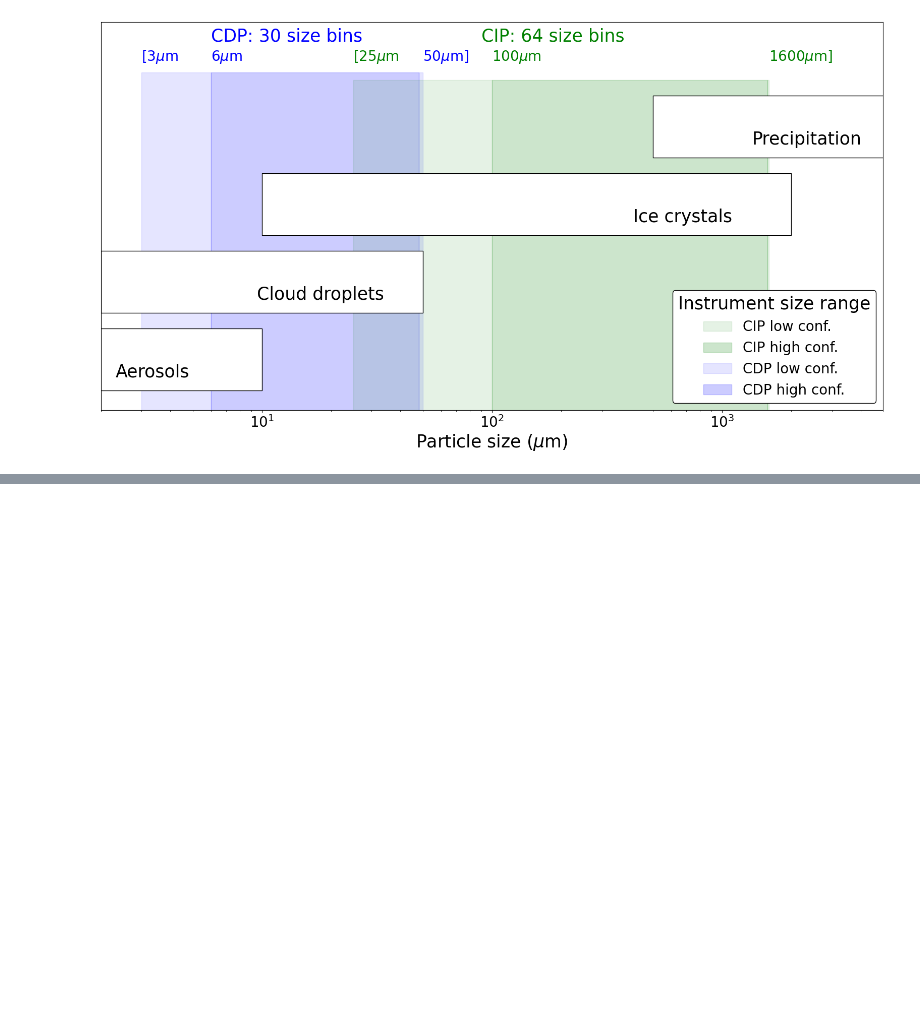
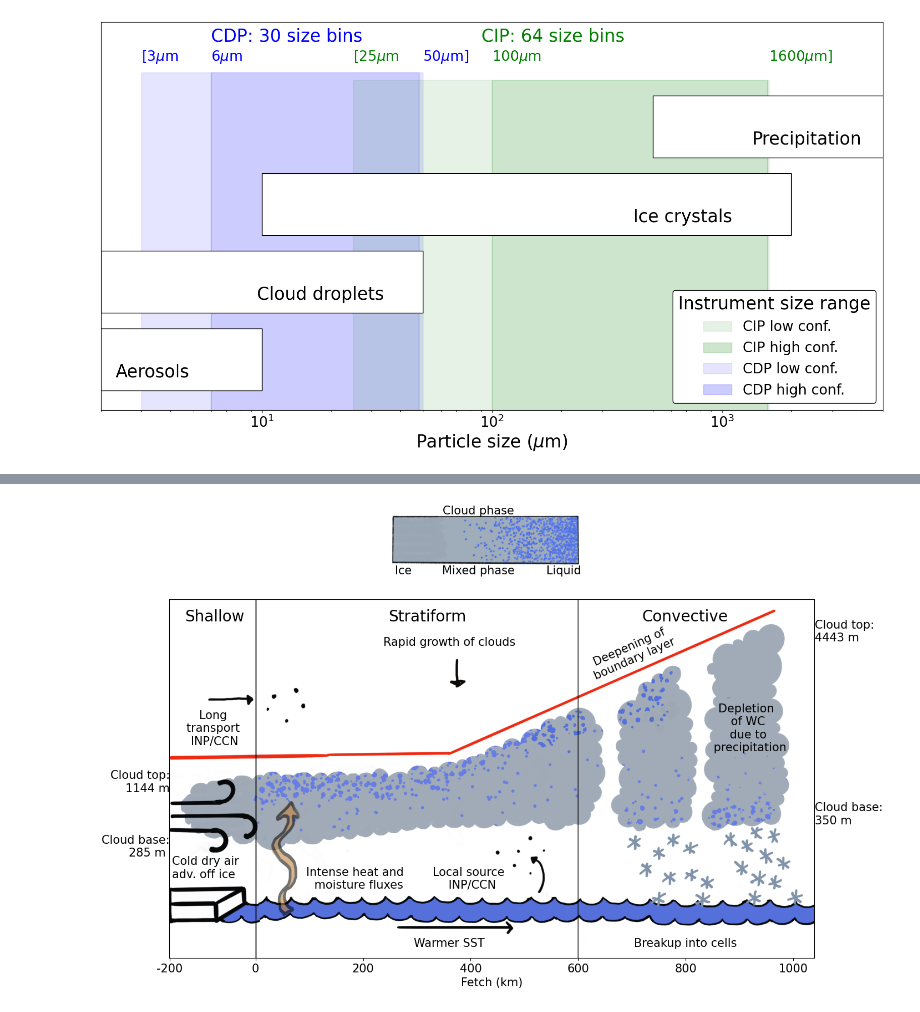
Before and after one commit to niellaNina/procIslasMicrophy, a Jupyter notebook: Illustration_plots.ipynb, the cells around one changed output, grey strips where cells are left out. Cells and saved outputs as stored; diff of their text form; code cells hidden in the pictures; blank space fills up the shorter version.

Commit message:
Make main mach latest correct local version after git corruption

```diff
--- a/Illustration_plots.ipynb
+++ b/Illustration_plots.ipynb
@@ -208,0 +150,75 @@ plt.savefig('sizes.png')
+# %%
+# plot with the conceptual model
+conceptmod = 'ColdAirOutbreak.png'
+
+
+fig, ax = plt.subplots(figsize=(15,20))
+img = plt.imread(conceptmod)
+
+imgplot = ax.imshow(img)
+
+# set x axis ticks (fetch)
+tick_positions = [0, 400, 900, 1400,1900, 2400,2900]
+tick_labels = [-200,0,200,400,600,800,1000]
+ax.set_xticks(tick_positions, labels=tick_labels, fontsize=15)
+
+# set y-axis ticks (altitude)
+#tick_positions = [0,280,560,840,1128,1400]
+#tick_labels = [5000,4000,3000,2000,1000,0]
+#tick_positions = [0,82,164,246,328,410,492,574,656,738,820,902,984,1066,1148,1230,1312,1394]
+#tick_labels = [5100,4800,4500,4200,3900,3600,3300,3000,2700,2400,2100,1800,1500,1200,900,600,300,0]
+#ax.set_yticks(tick_positions, labels=tick_labels, fontsize=15)
+plt.yticks([])
+
+add_sect(ax, x_vals=[0.07,0.4,0.8], xv_vals=[400,1900],fs=20)
+ax.set_xlabel('Fetch (km)', fontsize=15) # set plot labels
+#ax.set_ylabel('Altitude (m)', fontsize=15)
+
+# add texts for figure
+ax.text(210,600,"Long \ntransport \nINP/CCN", fontsize=15, horizontalalignment='center', verticalalignment='center')
+ax.text(1400,1300,"Local source \n INP/CCN", fontsize=15, horizontalalignment='center', verticalalignment='center')
+ax.text(10,1250,"Cold dry air\nadv. off ice ", fontsize=15, horizontalalignment='left', verticalalignment='center')
+ax.text(2400,1600,"Breakup into cells", fontsize=15, horizontalalignment='center', verticalalignment='center')
+ax.text(2150,250,"Deepening of\nboundary layer", fontsize=15, horizontalalignment='center', verticalalignment='center', rotation=24)
+ax.text(1300,1600,"Warmer SST", fontsize=15, horizontalalignment='center', verticalalignment='center')
+ax.text(1300,200,"Rapid growth of clouds", fontsize=15, horizontalalignment='center', verticalalignment='center')
+ax.text(870,1300,"Intense heat and \n moisture fluxes", fontsize=15, horizontalalignment='center', verticalalignment='center')
+#ax.text(1100,900,"Liquid cloud tops", fontsize=15, horizontalalignment='center', verticalalignment='center')
+#ax.text(2050,800,"Glacification", fontsize=15, horizontalalignment='center', verticalalignment='center')
+ax.text(2690,600, "Depletion \n of WC \n due to \n precipitation", fontsize=15, horizontalalignment='center', verticalalignment='center')
+
+# cloud top and base at beginning and end
+ax.text(0,850,"Cloud top:\n1144 m", fontsize=15, horizontalalignment='right', verticalalignment='center')
+ax.text(0,1150, "Cloud base:\n285 m ", fontsize=15, horizontalalignment='right', verticalalignment='center')
+
+ax.text(3000,150,"Cloud top:\n4443 m", fontsize=15, horizontalalignment='left', verticalalignment='center')
+ax.text(3000,1000, "Cloud base:\n350 m ", fontsize=15, horizontalalignment='left', verticalalignment='center')
+
+# --- Inset axis for the additional image ---
+top_img = plt.imread("legend_concept.png")  # your extra image
+
+# Create inset axis: width and height are fractions of the parent axis
+# loc="upper center" (you can use 'upper left', 'upper right', etc.)
+ax_inset = inset_axes(
+    ax,
+    width="50%",     # inset width as % of main axis
+    height="20%",    # inset height as % of main axis
+    loc="upper center",
+    borderpad=-12,   # padding from the edge
+)
+
+ax_inset.imshow(top_img)
+ax_inset.axis("off")   # remove ticks for inset image
+
+# --- Annotate the inset image ---
+ax_inset.text(680, -10,"Cloud phase",fontsize=15,ha="center",va="top")
+ax_inset.text(680, 410,"Mixed phase",fontsize=15,ha="center",va="top")
+ax_inset.text(100, 410,"Ice",fontsize=15,ha="left",va="top")
+ax_inset.text(1400, 410,"Liquid",fontsize=15,ha="right",va="top")
+
+plt.savefig('conceptimg.png',bbox_inches='tight',dpi=300)
+
+
+plt.show()
+# %% [output]
+[figure, added]
```
Also changed, not shown: parts of 5 cells of this notebook, 24 other files.
